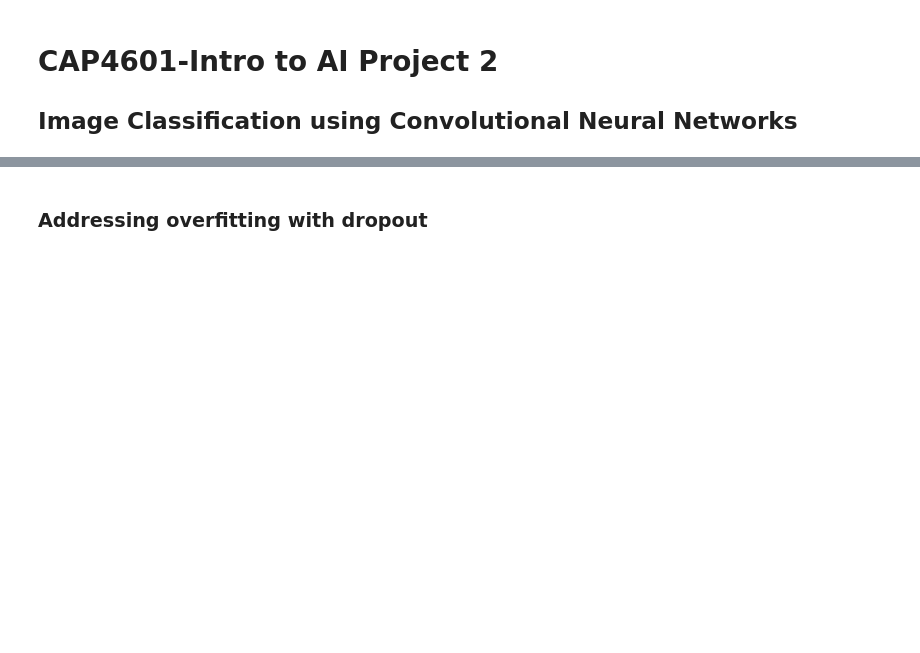
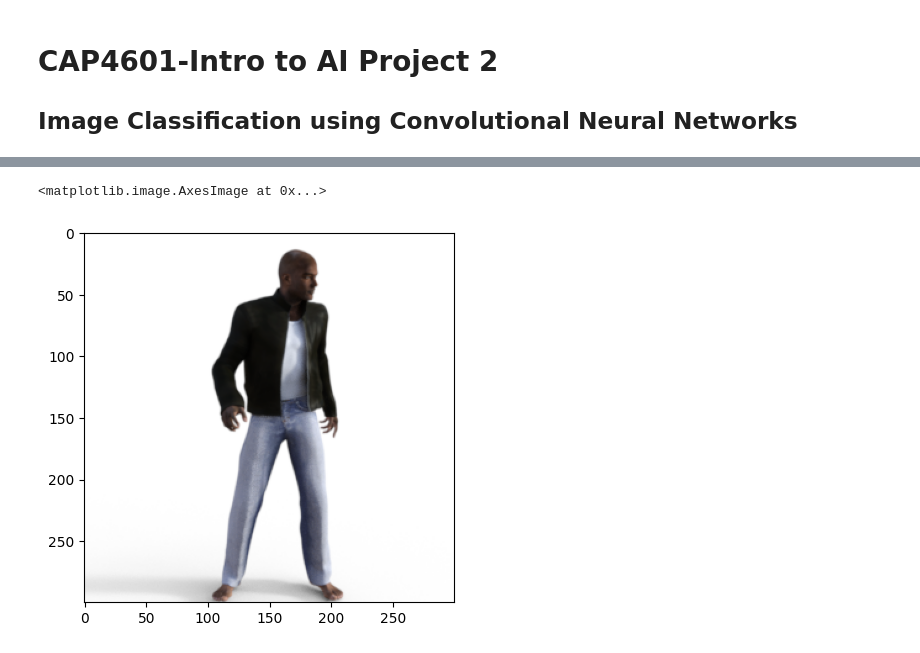
Before and after one commit to David-Huson/CAP4601_Project2, a Jupyter notebook: project02.ipynb, the cells around one changed output, grey strips where cells are left out. Saved outputs shown, nothing was run; the diff lists cells and outputs as text; code cells hidden in the pictures; blank space fills up the shorter version.

```diff
--- a/project02.ipynb
+++ b/project02.ipynb
@@ -42,18 +69,0 @@ fig = tfds.show_examples(ds_train, info)
-# %%
-# Change sets to numpy arrays
-(train_images, train_labels), (test_images, test_labels) = keras.datasets.mnist.load_data()
-# %%
-# Change element types to floats for keras
-train_images = train_images.astype('float32')
-test_images = test_images.astype('float32')
-
-train_images /= 255
-test_images /= 255
-
-train_images = np.expand_dims(train_images, -1)
-test_images = np.expand_dims(test_images, -1)
-
-# Convert class vectors to binary class matrices
-train_labels = keras.utils.to_categorical(train_labels, 10)
-test_labels = keras.utils.to_categorical(test_labels, 10)
-train_labels
@@ -141,2 +118,8 @@ Accuracy: 98.70%
-# %% [markdown]
-### Addressing overfitting with dropout
+# %%
+test_image = np.array([test_images[np.random.randint(0, 100+1)]])
+rgb_images = np.array(test_image)
+rgb_image = rgb_images[0]
+plt.imshow(rgb_image)
+# %% [output]
+<matplotlib.image.AxesImage at 0x...>
+[figure, added]
```
Also changed, not shown: parts of 39 cells of this notebook.
